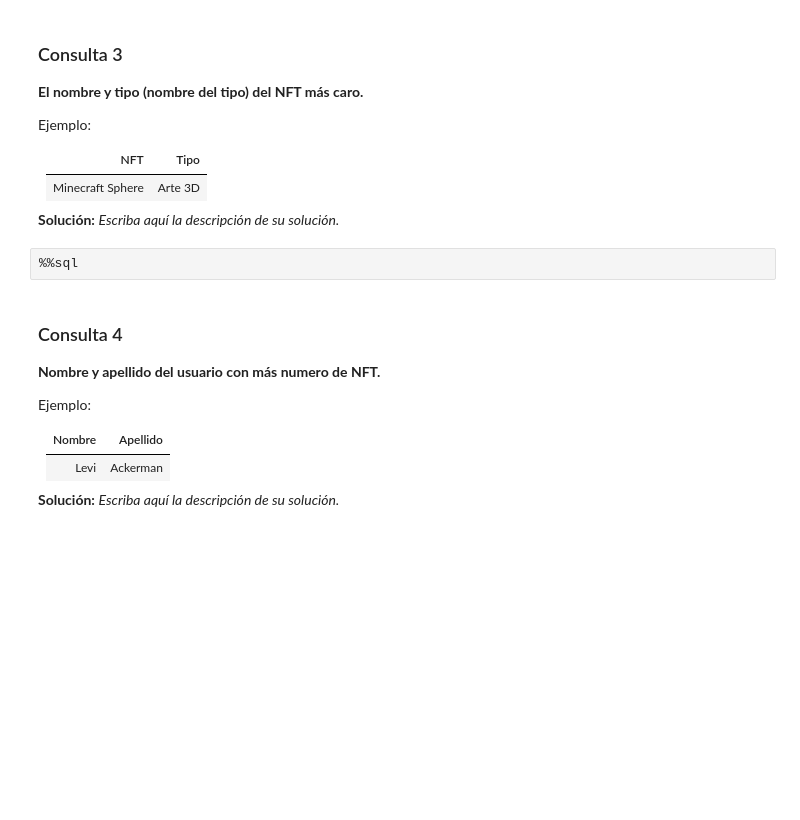
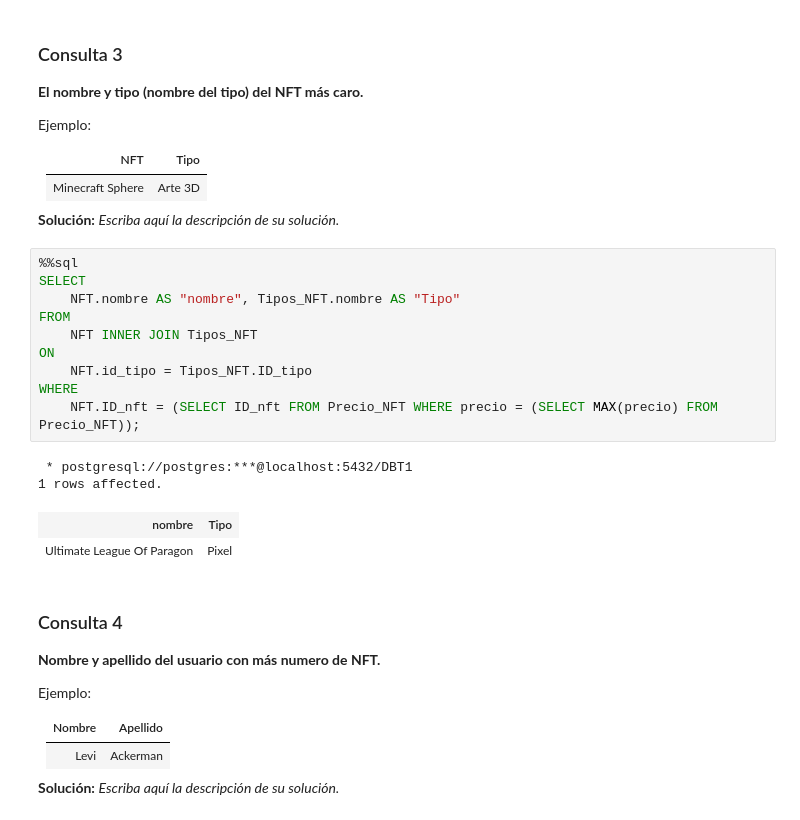
Before and after one commit to AceitonBastian/Base-De-Datos-INF239, a Jupyter notebook: Tarea-1-Grupo24/Tarea-1-Grupo24.ipynb, the cells around one changed output. Saved outputs shown, nothing was run; the diff lists cells and outputs as text; blank space fills up the shorter version.

```diff
--- a/Tarea-1-Grupo24/Tarea-1-Grupo24.ipynb
+++ b/Tarea-1-Grupo24/Tarea-1-Grupo24.ipynb
@@ -362,8 +362,21 @@ Ejemplo:
 | Minecraft Sphere| Arte 3D |
 
 **Solución:** _Escriba aquí la descripción de su solución._
-# %%
-%%sql
+# %%
+%%sql
+SELECT
+    NFT.nombre AS "nombre", Tipos_NFT.nombre AS "Tipo"
+FROM
+    NFT INNER JOIN Tipos_NFT
+ON
+    NFT.id_tipo = Tipos_NFT.ID_tipo
+WHERE
+    NFT.ID_nft = (SELECT ID_nft FROM Precio_NFT WHERE precio = (SELECT MAX(precio) FROM Precio_NFT));
+# %% [output]
+ * postgresql://postgres:***@localhost:5432/DBT1
+1 rows affected.
+| nombre | Tipo |
+| Ultimate League Of Paragon | Pixel |
 # %% [markdown]
 ### Consulta 4
 **Nombre y apellido del usuario con más numero de NFT.**
```
Also changed, not shown: parts of 9 cells of this notebook.
